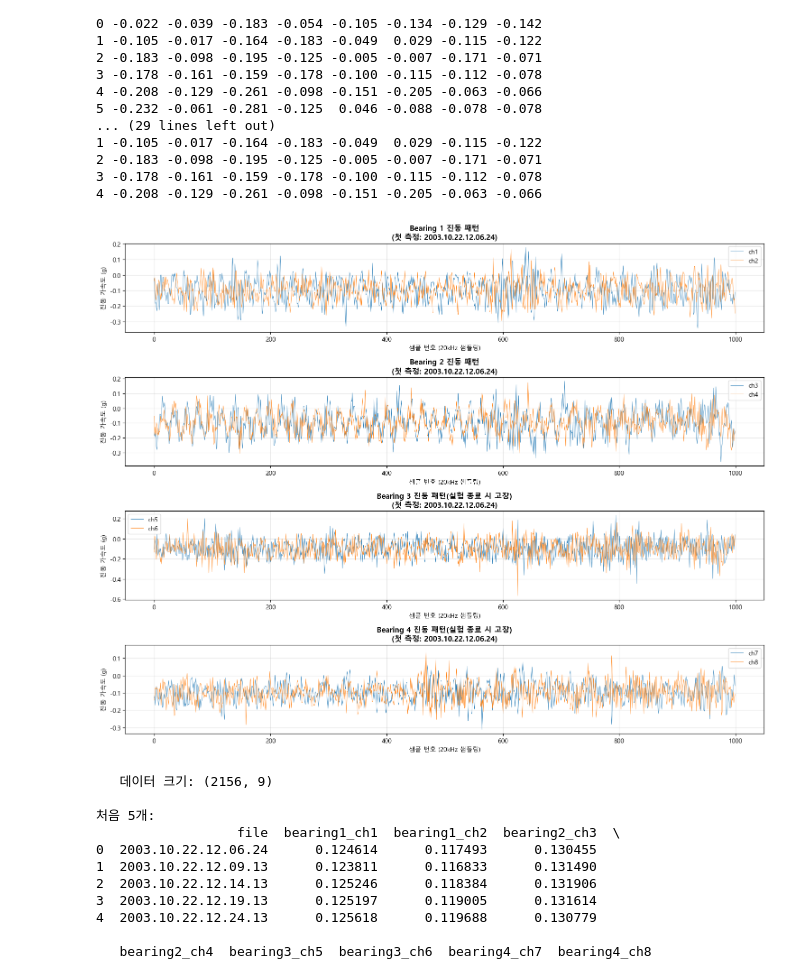
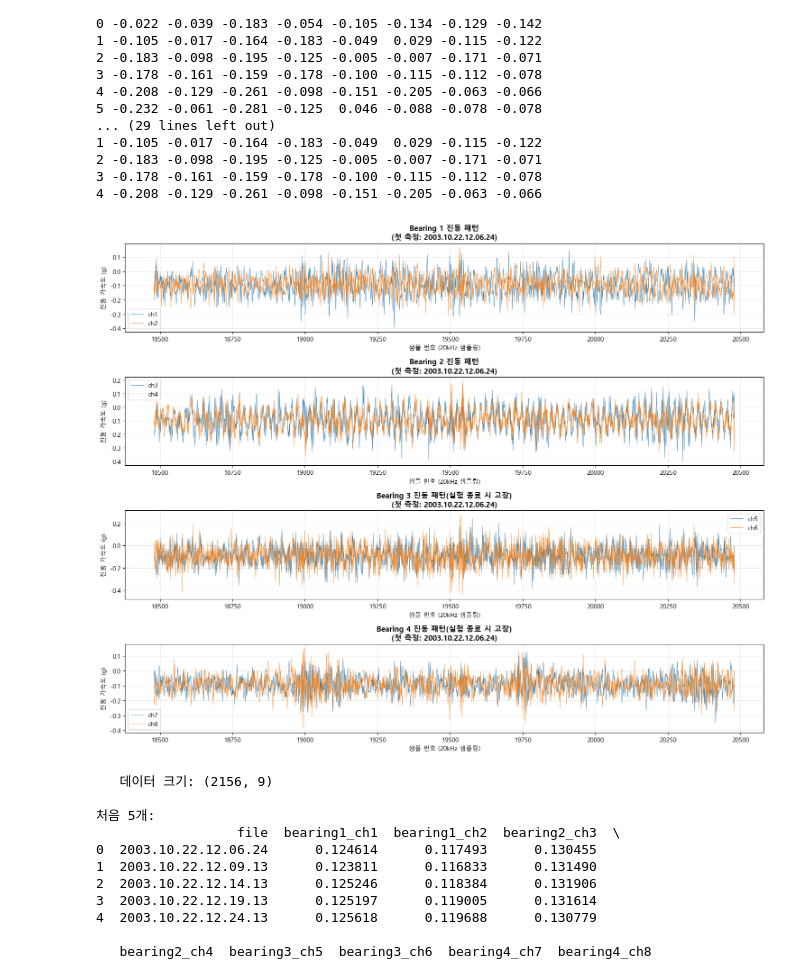
Before and after one commit to drfxsw/portfolio_plc, a Jupyter notebook: project_failure/researching/01_data_exploration.ipynb, the cells around one changed output. Cells and saved outputs as stored; diff of their text form; code cells hidden in the pictures.

```diff
--- a/project_failure/researching/01_data_exploration.ipynb
+++ b/project_failure/researching/01_data_exploration.ipynb
@@ -88,37 +88,37 @@ bearings = {
     'Bearing 1': ['ch1', 'ch2'],
     'Bearing 2': ['ch3', 'ch4'],
     'Bearing 3': ['ch5', 'ch6'],  # 내륜결함 (inner race fault)
     'Bearing 4': ['ch7', 'ch8']   # 롤러 요소 결함 (roller element fault)
 }
 
-# 시각화
+# 시각화 (실험 첫날의 첫번째 파일 데이터)
 # 한글
 plt.rcParams['font.family'] = 'Malgun Gothic'
 fig, axes = plt.subplots(4, 1, figsize=(15, 12))
 
 for idx, (bearing_name, channels) in enumerate(bearings.items()):
     ax = axes[idx]
 
-    # 처음 1000개만 플롯 (전체 20,480개는 너무 많음)
+    # 2000개만 플롯 (전체 20,480개는 너무 많음)
     for ch in channels:
-        ax.plot(df_sample[ch].iloc[:1000], label=ch, linewidth=0.5)
+        ax.plot(df_sample[ch].iloc[2000:], label=ch, linewidth=0.5)
 
     # 고장 베어링 표시
     title = f'{bearing_name} 진동 패턴'
     if bearing_name in ['Bearing 3', 'Bearing 4']:
         title += '(실험 종료 시 고장)'
 
     ax.set_title(f'{title}\n(첫 측정: {first_file})',
                  fontsize=12, fontweight='bold')
     ax.set_xlabel('샘플 번호 (20kHz 샘플링)')
     ax.set_ylabel('진동 가속도 (g)')
     ax.legend()
     ax.grid(True, alpha=0.3)
 
 plt.tight_layout()
 plt.show()
 # %% [output]
-[figure, old version]
+[figure, new version]
 # %%
 # 4. 전체 데이터 시간 흐름 확인
 
```
Also changed, not shown: parts of 2 cells of this notebook, 19 other files.
